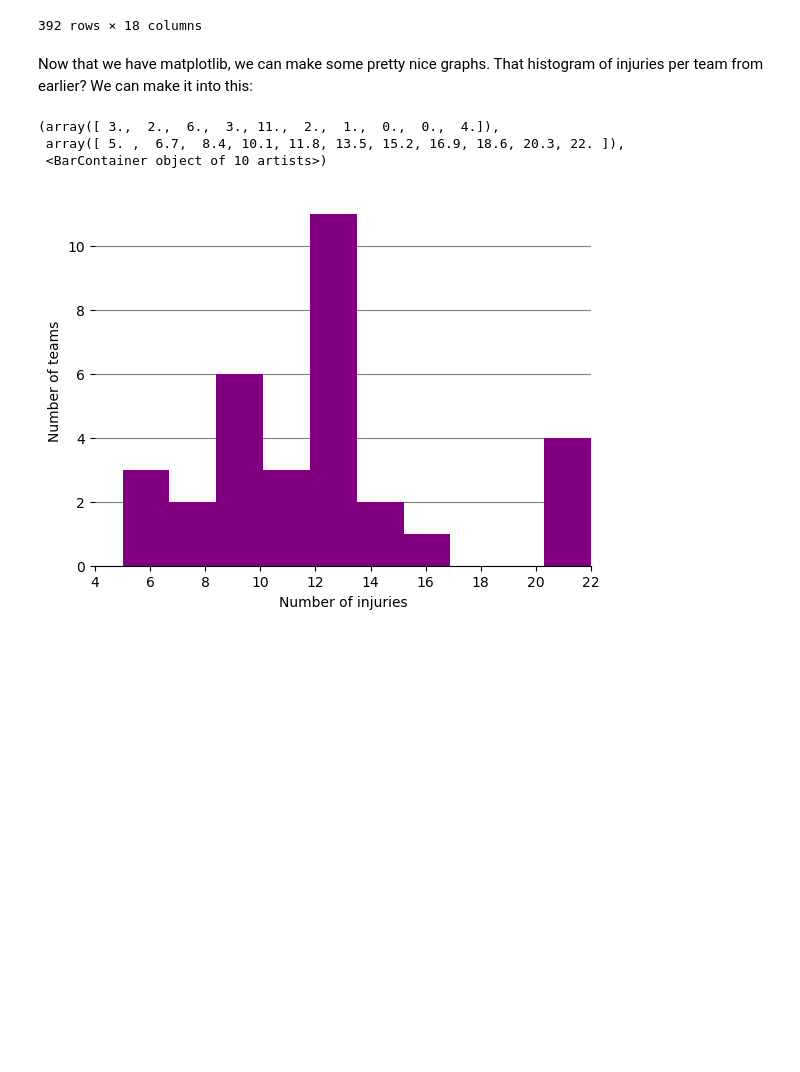
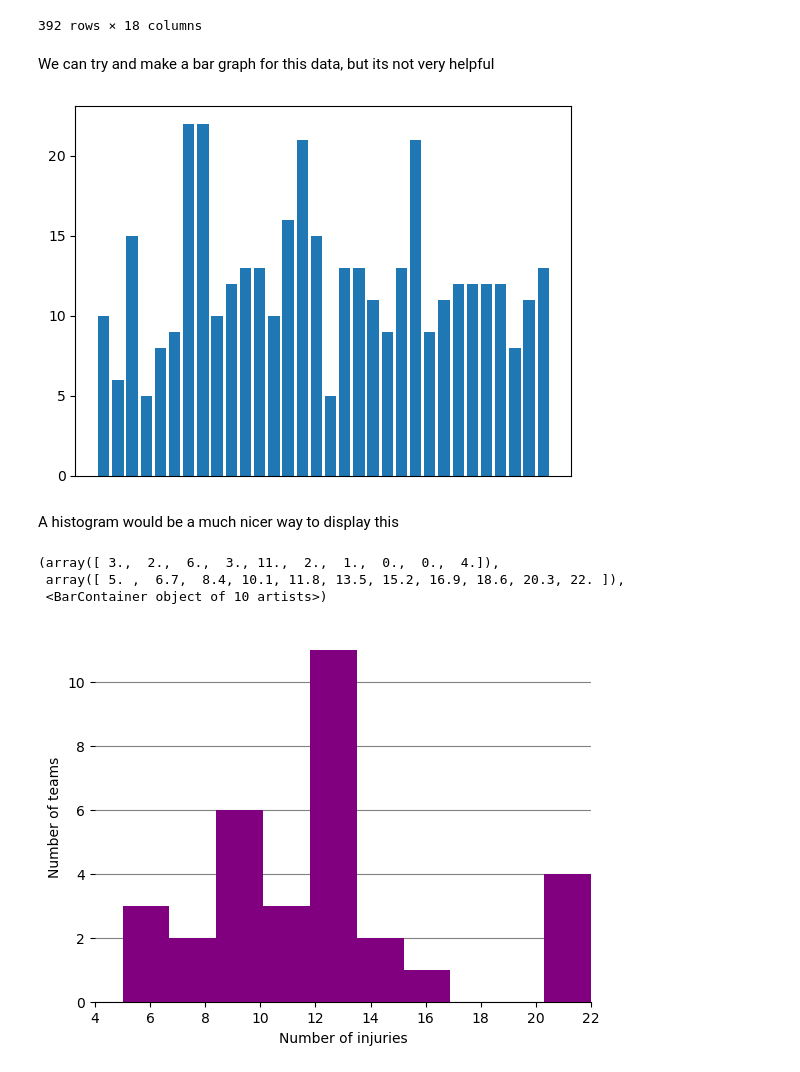
Before and after one commit to AlexWycoff/DSML, a Jupyter notebook: Data Analytics Notebooks/visualization_with_matplotlib.ipynb, the cells around one changed output. Drawn from its saved outputs; the diff is of its cells as text; code cells hidden in the pictures; blank space fills up the shorter version.

```diff
--- a/Data Analytics Notebooks/visualization_with_matplotlib.ipynb
+++ b/Data Analytics Notebooks/visualization_with_matplotlib.ipynb
@@ -30,8 +30,18 @@ display(sports_injuries)
 | 390 | Nate Solder - New England Patriot... | Nate Solder | New England Patriots | New England Patriots vs. Clevelan... | 8/12/2013 | Cleveland Browns | Offensive Tackle | No | ... |
 | 391 | Tony Jefferson - Arizona Cardinal... | Tony Jefferson | Arizona Cardinals | Arizona Cardinals vs. Philadelphi... | 26/10/2014 | Philadelphia Eagles | Safety | No | ... |
 392 rows × 18 columns
+# %% [markdown]
+We can try and make a bar graph for this data, but its not very helpful
+# %%
+teams, counts = np.unique(sports_injuries['Team'], return_counts=True)
+plt.bar(teams, counts)
+# Remove the overlapping team names
+plt.gca().axes.get_xaxis().set_visible(False)
+plt.show()
+# %% [output]
+[figure, added]
 # %% [markdown]
-Now that we have matplotlib, we can make some pretty nice graphs. That histogram of injuries per team from earlier? We can make it into this:
+A histogram would be a much nicer way to display this
 # %%
 teams, counts = np.unique(sports_injuries['Team'], return_counts=True)
 ax = plt.axes()
```
Also changed, not shown: parts of 5 cells of this notebook, 12 other files.
